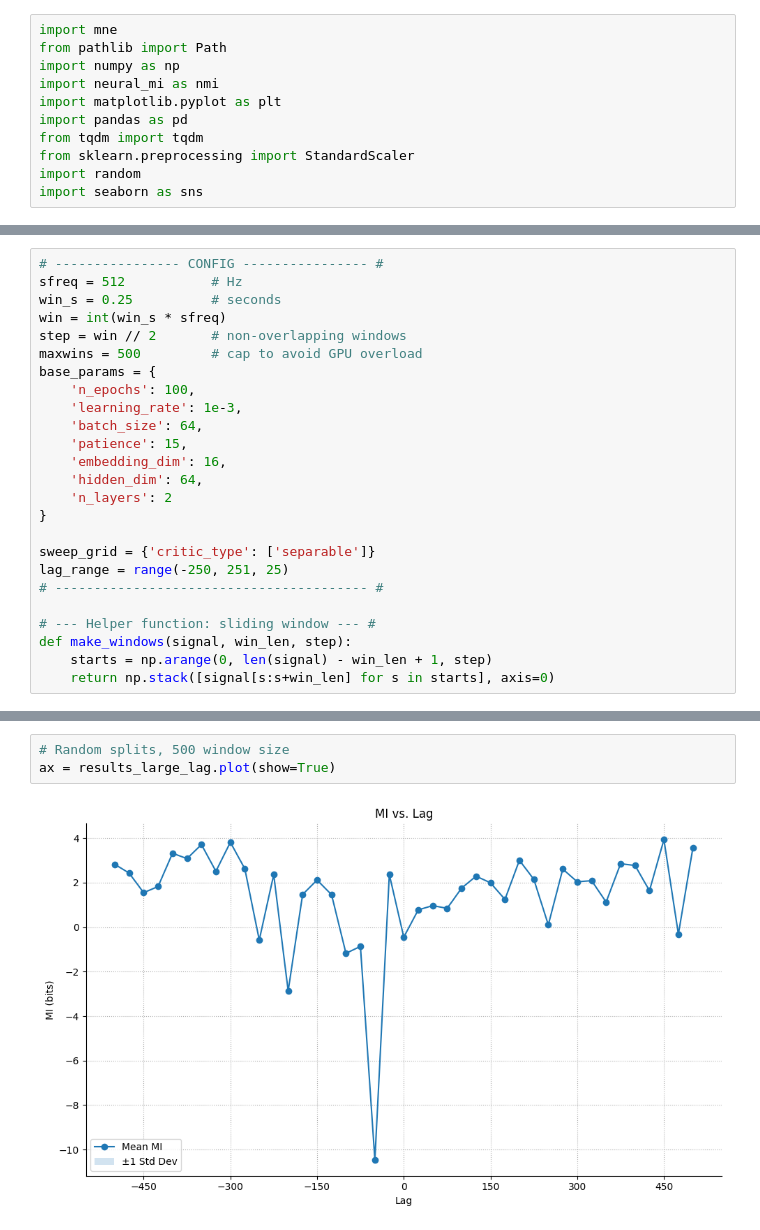
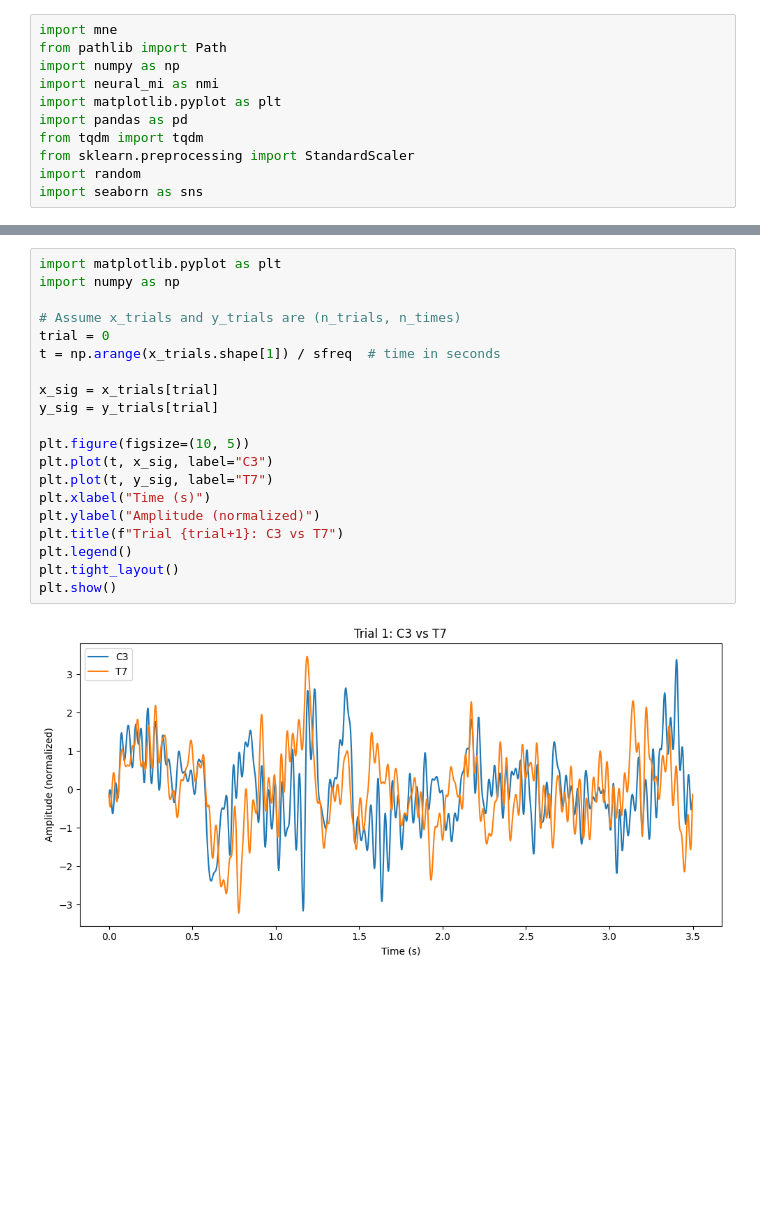
Before and after one commit to CRinHer/Phys-Cog-CISI-Group, a Jupyter notebook: notebooks/H2.ipynb, the cells around one changed output, grey strips where cells are left out. Drawn from its saved outputs; the diff is of its cells as text; blank space fills up the shorter version.

```diff
--- a/notebooks/H2.ipynb
+++ b/notebooks/H2.ipynb
@@ -134,28 +62,3 @@ print(y_trials.shape)  # (60, 1792)
 Channels: ['AF7', 'FPZ', 'AF8', 'AF3', 'AF4', 'F3', 'FZ', 'F4', 'FC5', 'FC1', 'FC2', 'FC6', 'T7', 'C3', 'Cz', 'C4', 'T8', 'TP7', 'CP3', 'CP1', 'CPZ', 'CP2', 'CP4', 'TP8', 'P5', 'P1', 'P2', 'P6', 'POz' ...
 (60, 1792)
 (60, 1792)
-# %%
-# ---------------- CONFIG ---------------- #
-sfreq = 512           # Hz
-win_s = 0.25          # seconds
-win = int(win_s * sfreq)
-step = win // 2       # non-overlapping windows
-maxwins = 500         # cap to avoid GPU overload
-base_params = {
-    'n_epochs': 100,
-    'learning_rate': 1e-3,
-    'batch_size': 64,
-    'patience': 15,
-    'embedding_dim': 16,
-    'hidden_dim': 64,
-    'n_layers': 2
-}
-
-sweep_grid = {'critic_type': ['separable']}
-lag_range = range(-250, 251, 25)
-# ---------------------------------------- #
-
-# --- Helper function: sliding window --- #
-def make_windows(signal, win_len, step):
-    starts = np.arange(0, len(signal) - win_len + 1, step)
-    return np.stack([signal[s:s+win_len] for s in starts], axis=0)
@@ -491,5 +65,22 @@ ax = results_large_lag.plot(show=True)
-# %%
-# Random splits, 500 window size
-ax = results_large_lag.plot(show=True)
-# %% [output]
-[figure, removed]
+# %%
+import matplotlib.pyplot as plt
+import numpy as np
+
+# Assume x_trials and y_trials are (n_trials, n_times)
+trial = 0
+t = np.arange(x_trials.shape[1]) / sfreq  # time in seconds
+
+x_sig = x_trials[trial]
+y_sig = y_trials[trial]
+
+plt.figure(figsize=(10, 5))
+plt.plot(t, x_sig, label="C3")
+plt.plot(t, y_sig, label="T7")
+plt.xlabel("Time (s)")
+plt.ylabel("Amplitude (normalized)")
+plt.title(f"Trial {trial+1}: C3 vs T7")
+plt.legend()
+plt.tight_layout()
+plt.show()
+# %% [output]
+[figure, added]
```
Also changed, not shown: parts of 22 cells of this notebook, 2 other files.
